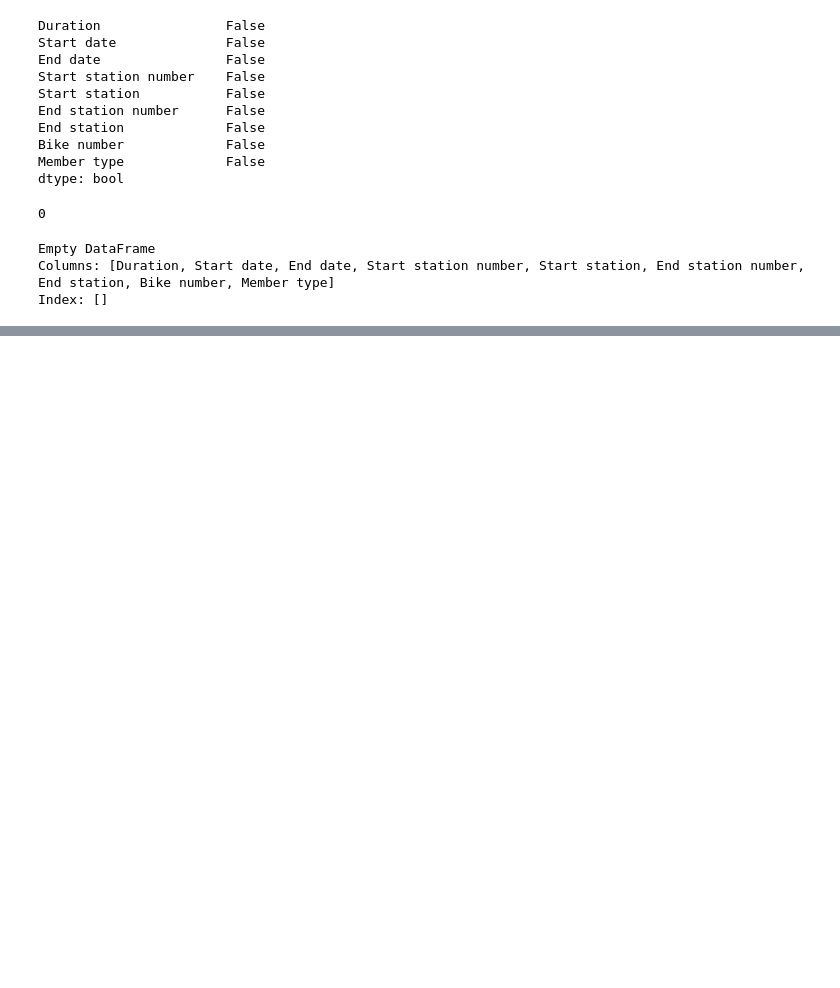
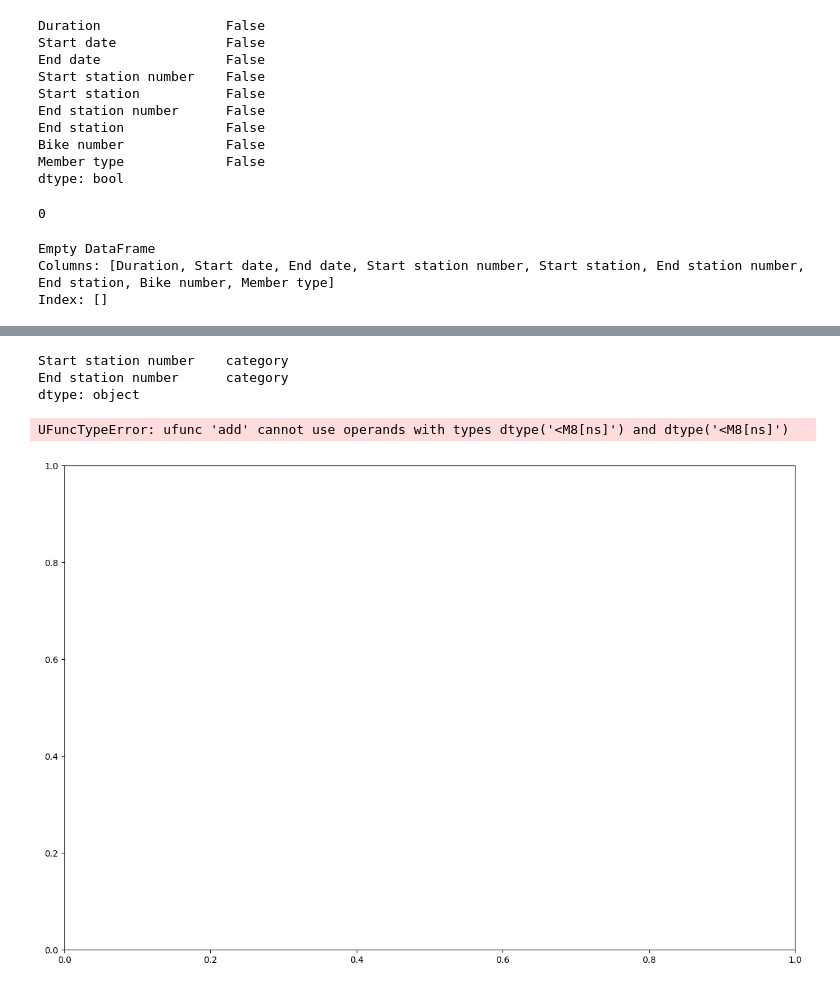
Before and after one commit to cdb8675309/Project3_Sprint-2, a Jupyter notebook: P3_S2.ipynb, the cells around one changed output, grey strips where cells are left out. Drawn from its saved outputs; the diff is of its cells as text; code cells hidden in the pictures; blank space fills up the shorter version.

```diff
--- a/P3_S2.ipynb
+++ b/P3_S2.ipynb
@@ -69,4 +66,0 @@ memory usage: 103.0+ MB
-# %%
-td_2011.drop('start_dteday', inplace=True, axis=1)
-td_2011.drop('end_dteday', inplace = True, axis=1)
-td_2011.info()
@@ -89,0 +67,3 @@ memory usage: 84.2+ MB
+# %%
+td_2011['Duration_sec'] = td_2011['Duration']
+td_2011.head()
@@ -89,0 +77,18 @@ memory usage: 84.2+ MB
+# %%
+td_2011[["Start station number", "End station number"]] = td_2011[["Start station number", "End station number"]].astype("category")
+# %%
+print(td_2011[["Start station number", "End station number"]].dtypes)
+# %% [output]
+Start station number    category
+End station number      category
+dtype: object
+# %%
+fig,ax = plt.subplots(figsize=(15,10))
+
+sns.pointplot(data=td_2011, x="Start date", y="End station number", hue="Member type",
+    capsize=.2, palette="hls", ax=ax)
+ax.set(title="Counts of hourly bikes by season")
+plt.show()
+# %% [output]
+UFuncTypeError: ufunc 'add' cannot use operands with types dtype('<M8[ns]') and dtype('<M8[ns]')
+[figure, added]
```
Also changed, not shown: parts of 3 cells of this notebook.
